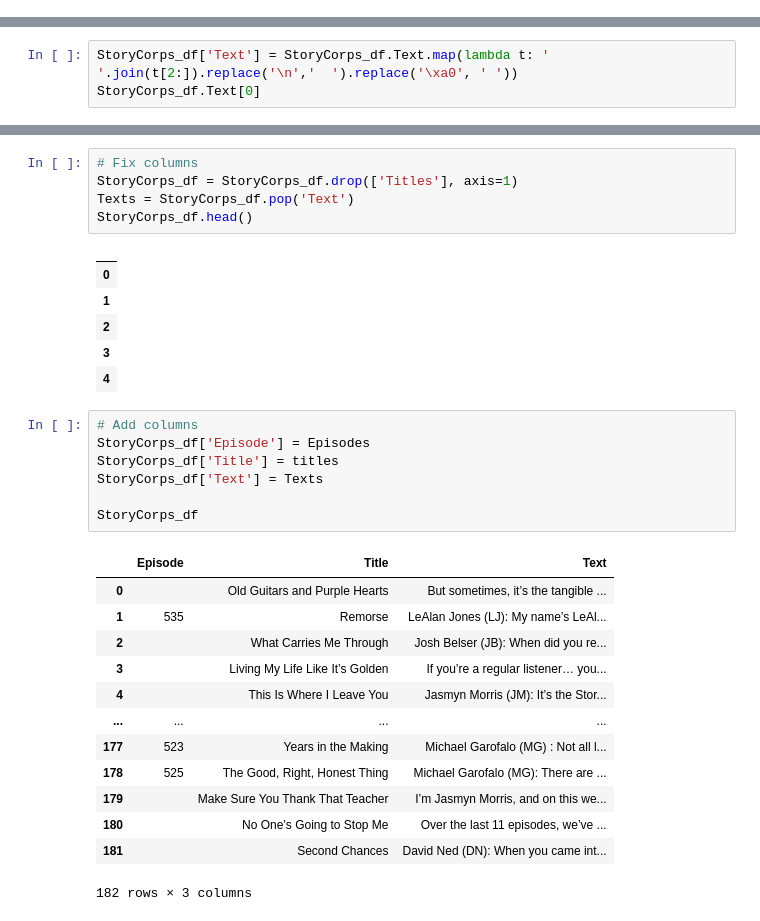
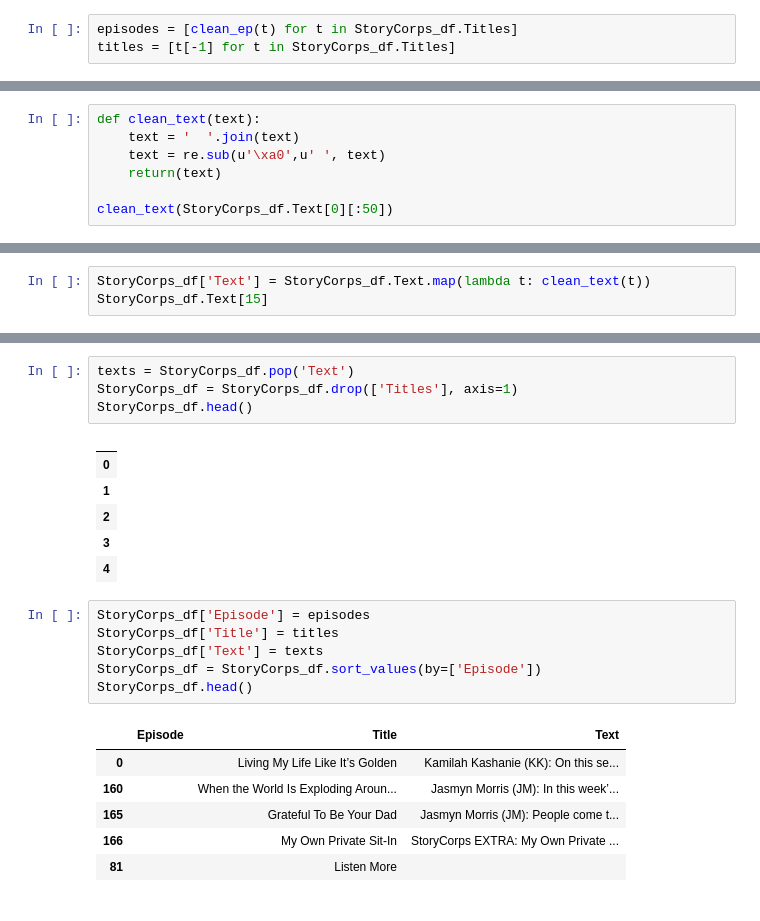
Before and after one commit to Data-Science-for-Linguists-2021/Linguistic-Styles-of-Podcasts, a Jupyter notebook: spiders/storycorps.ipynb, the cells around one changed output, grey strips where cells are left out. Cells and saved outputs as stored; diff of their text form.

Commit message:
most spiders and dataframes complete, starting analysis in main dataframe

```diff
--- a/spiders/storycorps.ipynb
+++ b/spiders/storycorps.ipynb
@@ -276,0 +118,3 @@ StoryCorps_df.Text[0]
+# %%
+episodes = [clean_ep(t) for t in StoryCorps_df.Titles]
+titles = [t[-1] for t in StoryCorps_df.Titles]
@@ -276,0 +181,7 @@ StoryCorps_df.Text[0]
+# %%
+def clean_text(text):
+    text = '  '.join(text)
+    text = re.sub(u'\xa0',u' ', text)
+    return(text)
+
+clean_text(StoryCorps_df.Text[0][:50])
@@ -277,4 +190,4 @@ StoryCorps_df.Text[0]
 # %%
-StoryCorps_df['Text'] = StoryCorps_df.Text.map(lambda t: '  '.join(t[2:]).replace('\n','  ').replace('\xa0', ' '))
-StoryCorps_df.Text[0]
+StoryCorps_df['Text'] = StoryCorps_df.Text.map(lambda t: clean_text(t))
+StoryCorps_df.Text[15]
 # %% [output]
@@ -282,7 +195,6 @@ StoryCorps_df.Text[0]
 # %%
-# Fix columns
+texts = StoryCorps_df.pop('Text')
 StoryCorps_df = StoryCorps_df.drop(['Titles'], axis=1)
-Texts = StoryCorps_df.pop('Text')
 StoryCorps_df.head()
 # %% [output]
 |  |
@@ -292,23 +204,15 @@ StoryCorps_df.head()
 | 3 |
 | 4 |
 # %%
-# Add columns
-StoryCorps_df['Episode'] = Episodes
+StoryCorps_df['Episode'] = episodes
 StoryCorps_df['Title'] = titles
-StoryCorps_df['Text'] = Texts
-
-StoryCorps_df
+StoryCorps_df['Text'] = texts
+StoryCorps_df = StoryCorps_df.sort_values(by=['Episode'])
+StoryCorps_df.head()
 # %% [output]
 |  | Episode | Title | Text |
-| 0 |  | Old Guitars and Purple Hearts | But sometimes, it’s the tangible ... |
-| 1 | 535 | Remorse | LeAlan Jones (LJ): My name’s LeAl... |
-| 2 |  | What Carries Me Through | Josh Belser (JB): When did you re... |
-| 3 |  | Living My Life Like It’s Golden | If you’re a regular listener… you... |
-| 4 |  | This Is Where I Leave You | Jasmyn Morris (JM): It’s the Stor... |
-| ... | ... | ... | ... |
-| 177 | 523 | Years in the Making | Michael Garofalo (MG) : Not all l... |
-| 178 | 525 | The Good, Right, Honest Thing | Michael Garofalo (MG): There are ... |
-| 179 |  | Make Sure You Thank That Teacher | I’m Jasmyn Morris, and on this we... |
-| 180 |  | No One’s Going to Stop Me | Over the last 11 episodes, we’ve ... |
-| 181 |  | Second Chances | David Ned (DN): When you came int... |
+| 0 |  | Living My Life Like It’s Golden | Kamilah Kashanie (KK): On this se... |
+| 160 |  | When the World Is Exploding Aroun... | Jasmyn Morris (JM): In this week’... |
+| 165 |  | Grateful To Be Your Dad | Jasmyn Morris (JM): People come t... |
+| 166 |  | My Own Private Sit-In | StoryCorps EXTRA: My Own Private ... |
+| 81 |  | Listen More |  |
-182 rows × 3 columns
```
Also changed, not shown: parts of 18 cells of this notebook, 10 other files.
